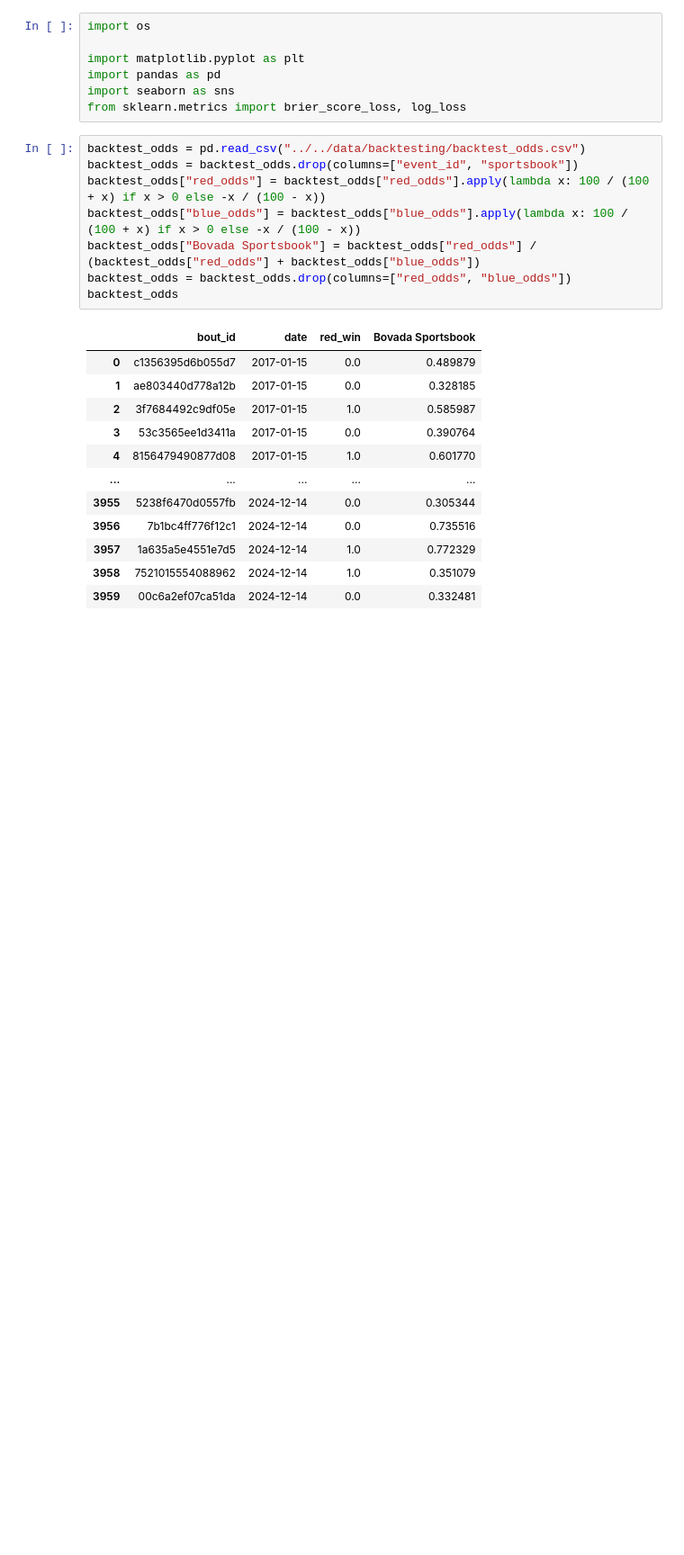
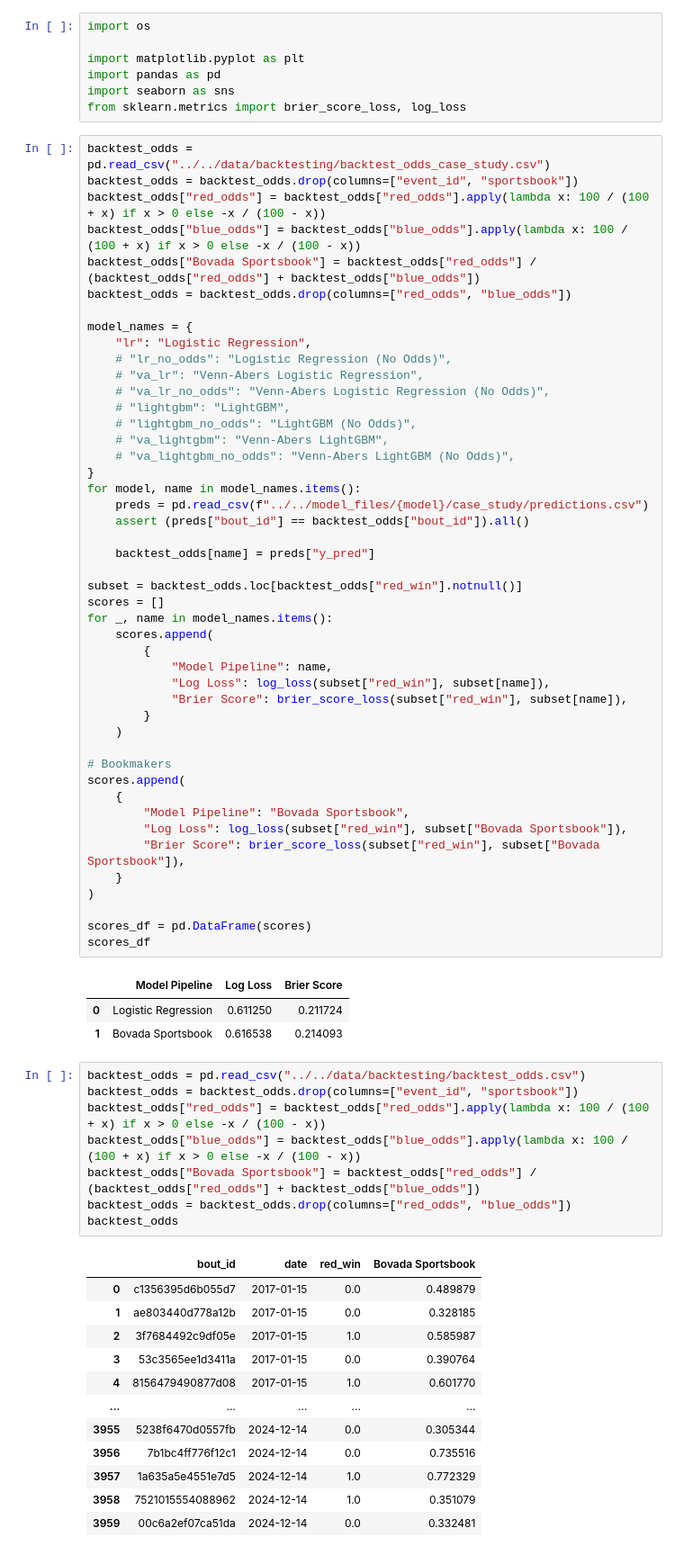
Before and after one commit to ehan03/yale-senior-thesis, a Jupyter notebook: notebooks/backtest_stuff/model_results.ipynb, the cells around one changed output. Shown: that part at 90% size. Saved outputs shown, nothing was run; the diff lists cells and outputs as text; blank space fills up the shorter version.

Commit message:
case study experiment done running

```diff
--- a/notebooks/backtest_stuff/model_results.ipynb
+++ b/notebooks/backtest_stuff/model_results.ipynb
@@ -5,6 +5,56 @@ import matplotlib.pyplot as plt
 import pandas as pd
 import seaborn as sns
 from sklearn.metrics import brier_score_loss, log_loss
+# %%
+backtest_odds = pd.read_csv("../../data/backtesting/backtest_odds_case_study.csv")
+backtest_odds = backtest_odds.drop(columns=["event_id", "sportsbook"])
+backtest_odds["red_odds"] = backtest_odds["red_odds"].apply(lambda x: 100 / (100 + x) if x > 0 else -x / (100 - x))
+backtest_odds["blue_odds"] = backtest_odds["blue_odds"].apply(lambda x: 100 / (100 + x) if x > 0 else -x / (100 - x))
+backtest_odds["Bovada Sportsbook"] = backtest_odds["red_odds"] / (backtest_odds["red_odds"] + backtest_odds["blue_odds"])
+backtest_odds = backtest_odds.drop(columns=["red_odds", "blue_odds"])
+
+model_names = {
+    "lr": "Logistic Regression",
+    # "lr_no_odds": "Logistic Regression (No Odds)",
+    # "va_lr": "Venn-Abers Logistic Regression",
+    # "va_lr_no_odds": "Venn-Abers Logistic Regression (No Odds)",
+    # "lightgbm": "LightGBM",
+    # "lightgbm_no_odds": "LightGBM (No Odds)",
+    # "va_lightgbm": "Venn-Abers LightGBM",
+    # "va_lightgbm_no_odds": "Venn-Abers LightGBM (No Odds)",
+}
+for model, name in model_names.items():
+    preds = pd.read_csv(f"../../model_files/{model}/case_study/predictions.csv")
+    assert (preds["bout_id"] == backtest_odds["bout_id"]).all()
+
+    backtest_odds[name] = preds["y_pred"]
+
+subset = backtest_odds.loc[backtest_odds["red_win"].notnull()]
+scores = []
+for _, name in model_names.items():
+    scores.append(
+        {
+            "Model Pipeline": name,
+            "Log Loss": log_loss(subset["red_win"], subset[name]),
+            "Brier Score": brier_score_loss(subset["red_win"], subset[name]),
+        }
+    )
+
+# Bookmakers
+scores.append(
+    {
+        "Model Pipeline": "Bovada Sportsbook",
+        "Log Loss": log_loss(subset["red_win"], subset["Bovada Sportsbook"]),
+        "Brier Score": brier_score_loss(subset["red_win"], subset["Bovada Sportsbook"]),
+    }
+)
+
+scores_df = pd.DataFrame(scores)
+scores_df
+# %% [output]
+|  | Model Pipeline | Log Loss | Brier Score |
+| 0 | Logistic Regression | 0.611250 | 0.211724 |
+| 1 | Bovada Sportsbook | 0.616538 | 0.214093 |
 # %%
 backtest_odds = pd.read_csv("../../data/backtesting/backtest_odds.csv")
 backtest_odds = backtest_odds.drop(columns=["event_id", "sportsbook"])
```
Also changed, not shown: 21 other files.
